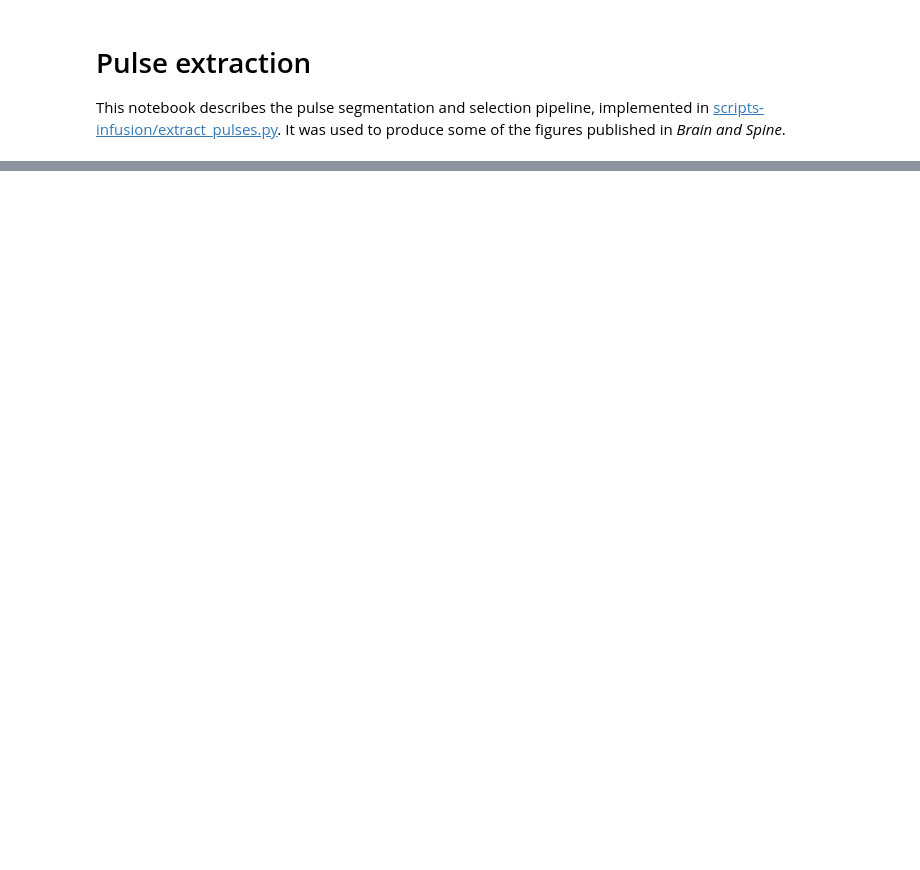
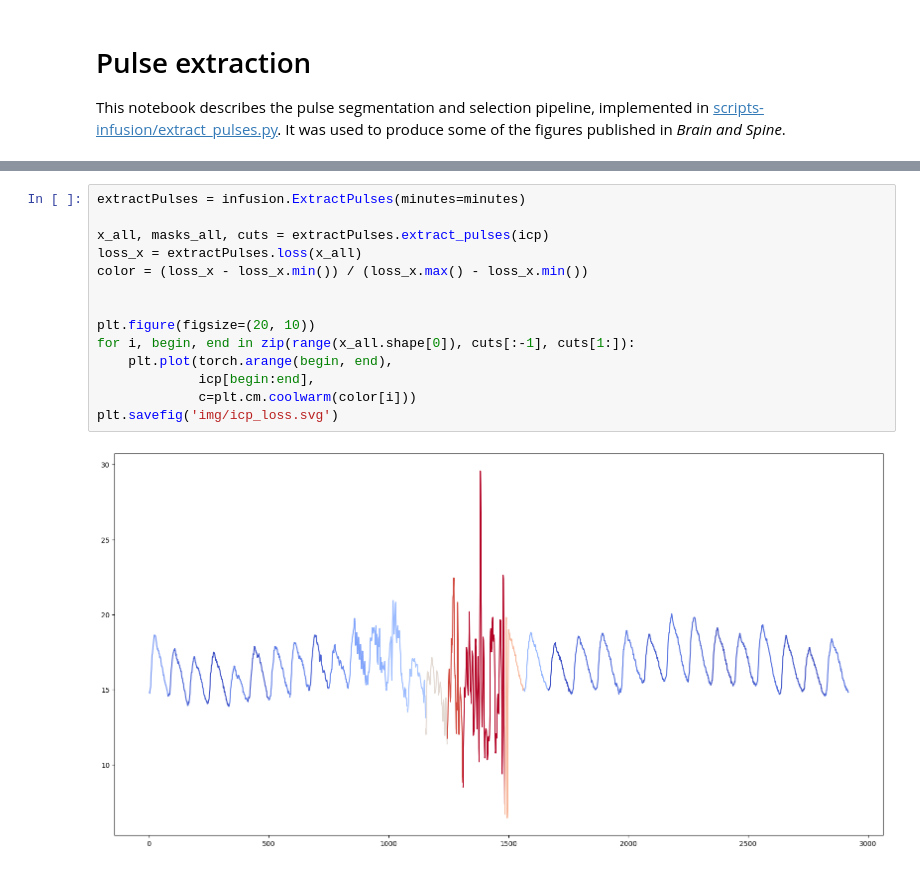
Before and after one commit to uartois-lml/revert-notebooks, a Jupyter notebook: pulse-extraction.ipynb, the cells around one changed output, grey strips where cells are left out. Cells and saved outputs as stored; diff of their text form; blank space fills up the shorter version.

```diff
--- a/pulse-extraction.ipynb
+++ b/pulse-extraction.ipynb
@@ -30,0 +38,16 @@ plt.plot(x)
+# %%
+extractPulses = infusion.ExtractPulses(minutes=minutes)
+
+x_all, masks_all, cuts = extractPulses.extract_pulses(icp)
+loss_x = extractPulses.loss(x_all)
+color = (loss_x - loss_x.min()) / (loss_x.max() - loss_x.min())
+
+
+plt.figure(figsize=(20, 10))
+for i, begin, end in zip(range(x_all.shape[0]), cuts[:-1], cuts[1:]):
+    plt.plot(torch.arange(begin, end),
+             icp[begin:end],
+             c=plt.cm.coolwarm(color[i]))
+plt.savefig('img/icp_loss.svg')
+# %% [output]
+[figure, added]
```
Also changed, not shown: parts of 6 cells of this notebook, 6 other files.
